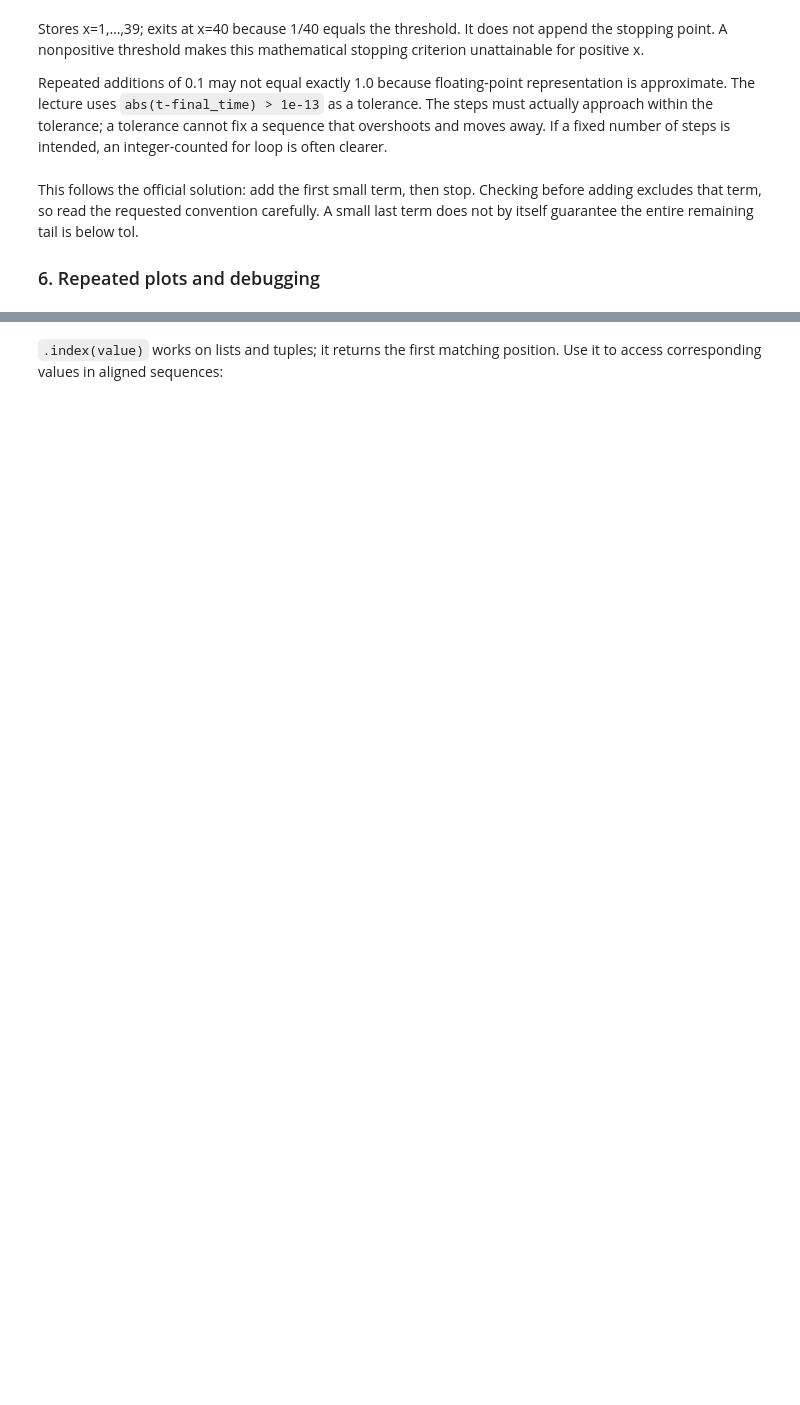
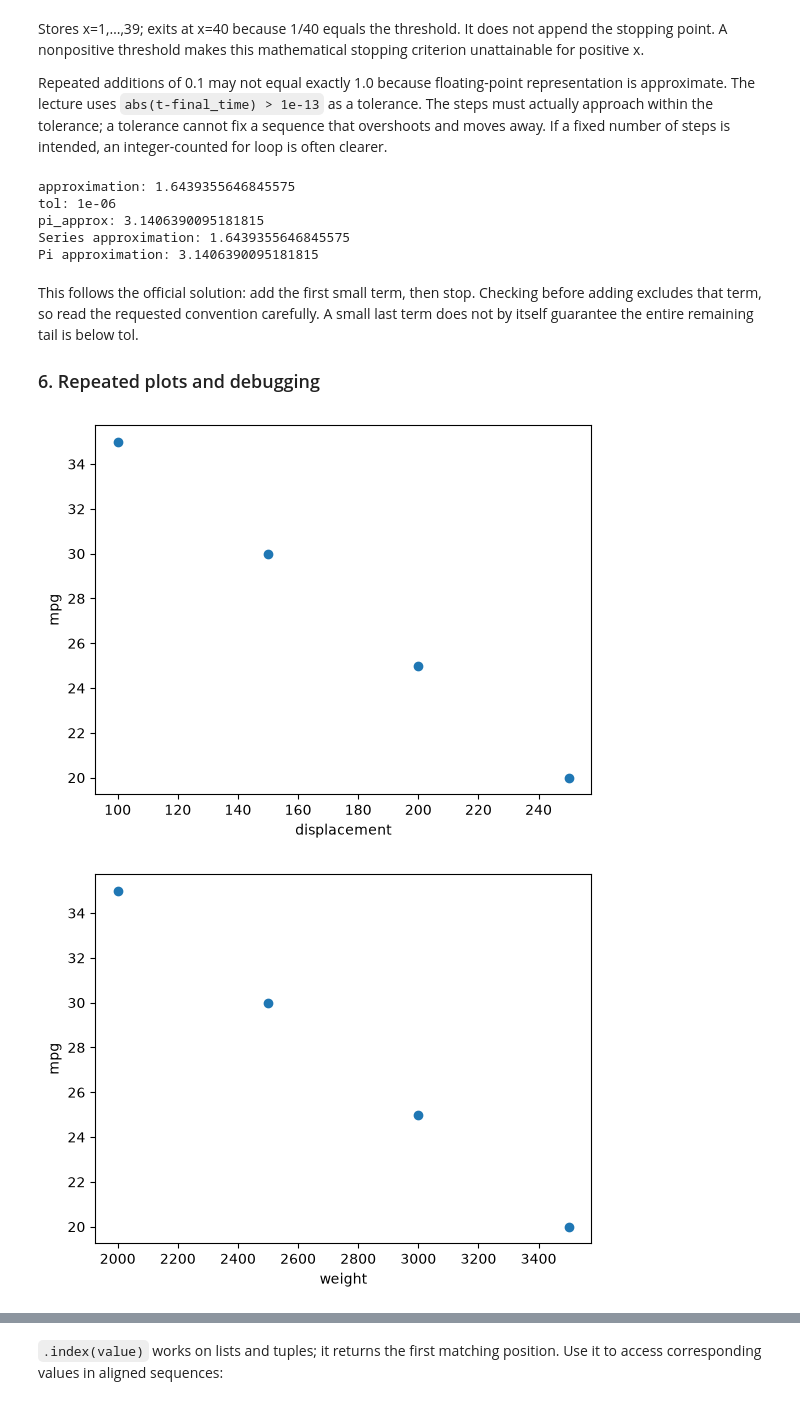
Before and after one commit to JuneOuyang/datasci185fall2026, a Jupyter notebook: _quizzes/practice_quiz_2/Lectures_5-8_Open_Book_Guide.ipynb, the cells around one changed output, grey strips where cells are left out. Drawn from its saved outputs; the diff is of its cells as text; code cells hidden in the pictures; blank space fills up the shorter version.

```diff
--- a/_quizzes/practice_quiz_2/Lectures_5-8_Open_Book_Guide.ipynb
+++ b/_quizzes/practice_quiz_2/Lectures_5-8_Open_Book_Guide.ipynb
@@ -381,22 +752,50 @@ Stores x=1,…,39; exits at x=40 because 1/40 equals the threshold. It does not
 
 Repeated additions of 0.1 may not equal exactly 1.0 because floating-point representation is approximate. The lecture uses `abs(t-final_time) > 1e-13` as a tolerance. The steps must actually approach within the tolerance; a tolerance cannot fix a sequence that overshoots and moves away. If a fixed number of steps is intended, an integer-counted for loop is often clearer.
 # %%
+import random
+import math
+import numpy as np
+import scipy.stats as stats
+import matplotlib.pyplot as plt
+import pandas as pd
+
 approximation = 0
-tol = 1e-6
-for k in range(1, 1_000_001):
-    term = 1/k**2
+tol = 1e-06
+for k in range(1, 1000001):
+    term = 1 / k ** 2
     approximation = approximation + term
     if term < tol:
         break
-pi_approx = np.sqrt(6*approximation)
+pi_approx = np.sqrt(6 * approximation)
+print("approximation:", approximation)
+print("tol:", tol)
+print("pi_approx:", pi_approx)
+print("Series approximation:", approximation)
+print("Pi approximation:", pi_approx)
+# %% [output]
+approximation: 1.6439355646845575
+tol: 1e-06
+pi_approx: 3.1406390095181815
+Series approximation: 1.6439355646845575
+Pi approximation: 3.1406390095181815
 # %% [markdown]
 This follows the official solution: add the first small term, then stop. Checking before adding excludes that term, so read the requested convention carefully. A small last term does not by itself guarantee the entire remaining tail is below tol.
 
 ### 6. Repeated plots and debugging
 # %%
-cars = pd.read_csv("data/features.csv")
-for x_name in ["displacement", "weight", "acceleration"]:
-    plt.scatter(cars[x_name], cars["mpg"])
+import random
+import math
+import numpy as np
+import scipy.stats as stats
+import matplotlib.pyplot as plt
+import pandas as pd
+
+cars = pd.DataFrame({'displacement': [100, 150, 200, 250], 'weight': [2000, 2500, 3000, 3500], 'acceleration': [12, 14, 16, 18], 'mpg': [35, 30, 25, 20]})
+for x_name in ['displacement', 'weight', 'acceleration']:
+    plt.scatter(cars[x_name], cars['mpg'])
     plt.xlabel(x_name)
-    plt.ylabel("mpg")
+    plt.ylabel('mpg')
     plt.show()
+# %% [output]
+[figure, added]
+[figure, added]
```
Also changed, not shown: parts of 118 cells of this notebook, 1 other file.
